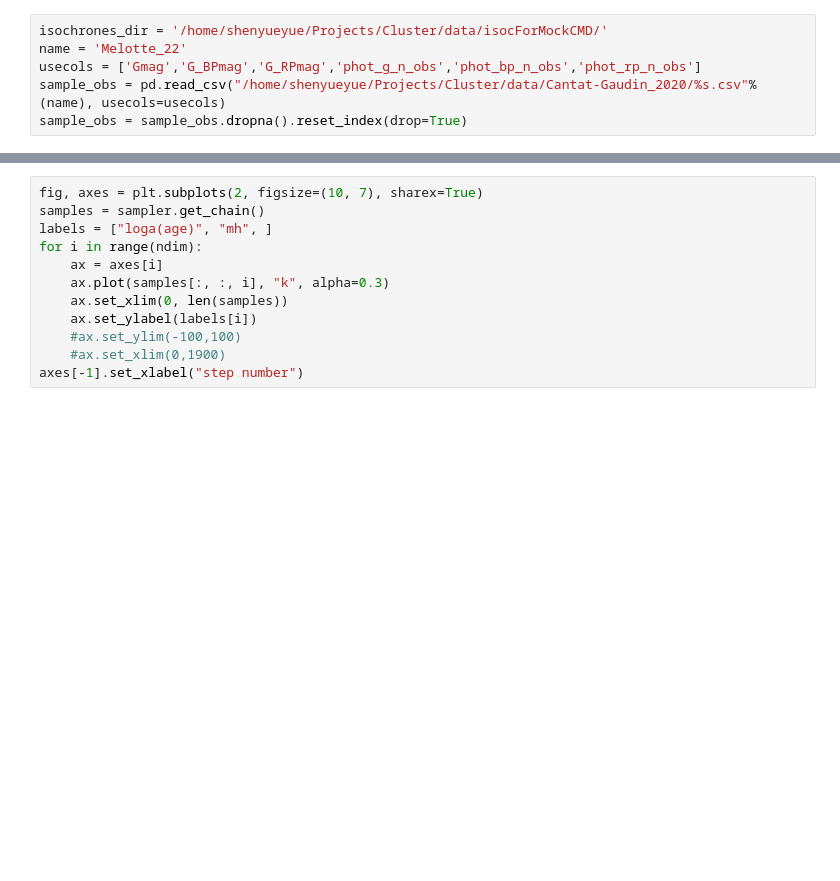
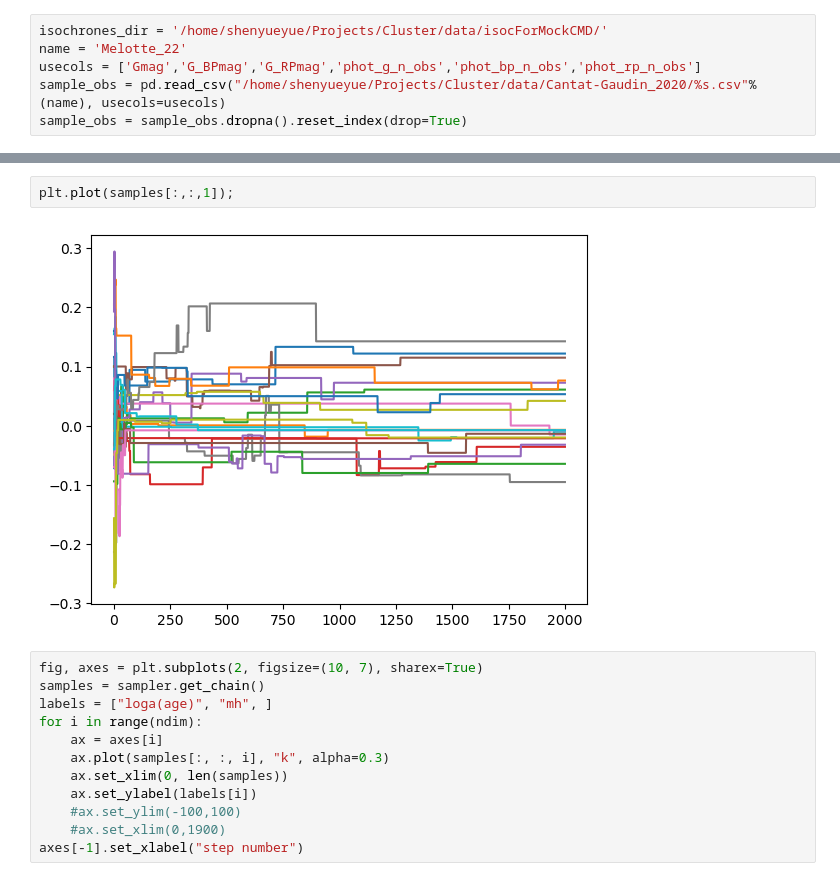
Before and after one commit to ShenYueYue-Sara/Cluster, a Jupyter notebook: code/point_source/darft_mcmc.ipynb, the cells around one changed output, grey strips where cells are left out. Drawn from its saved outputs; the diff is of its cells as text; blank space fills up the shorter version.

```diff
--- a/code/point_source/darft_mcmc.ipynb
+++ b/code/point_source/darft_mcmc.ipynb
@@ -39,3 +59,7 @@ KeyboardInterrupt:
+# %%
+plt.plot(samples[:,:,1]);
+# %% [output]
+[figure, added]
 # %%
 fig, axes = plt.subplots(2, figsize=(10, 7), sharex=True)
 samples = sampler.get_chain()
```
Also changed, not shown: parts of 4 cells of this notebook, 1 other file.
